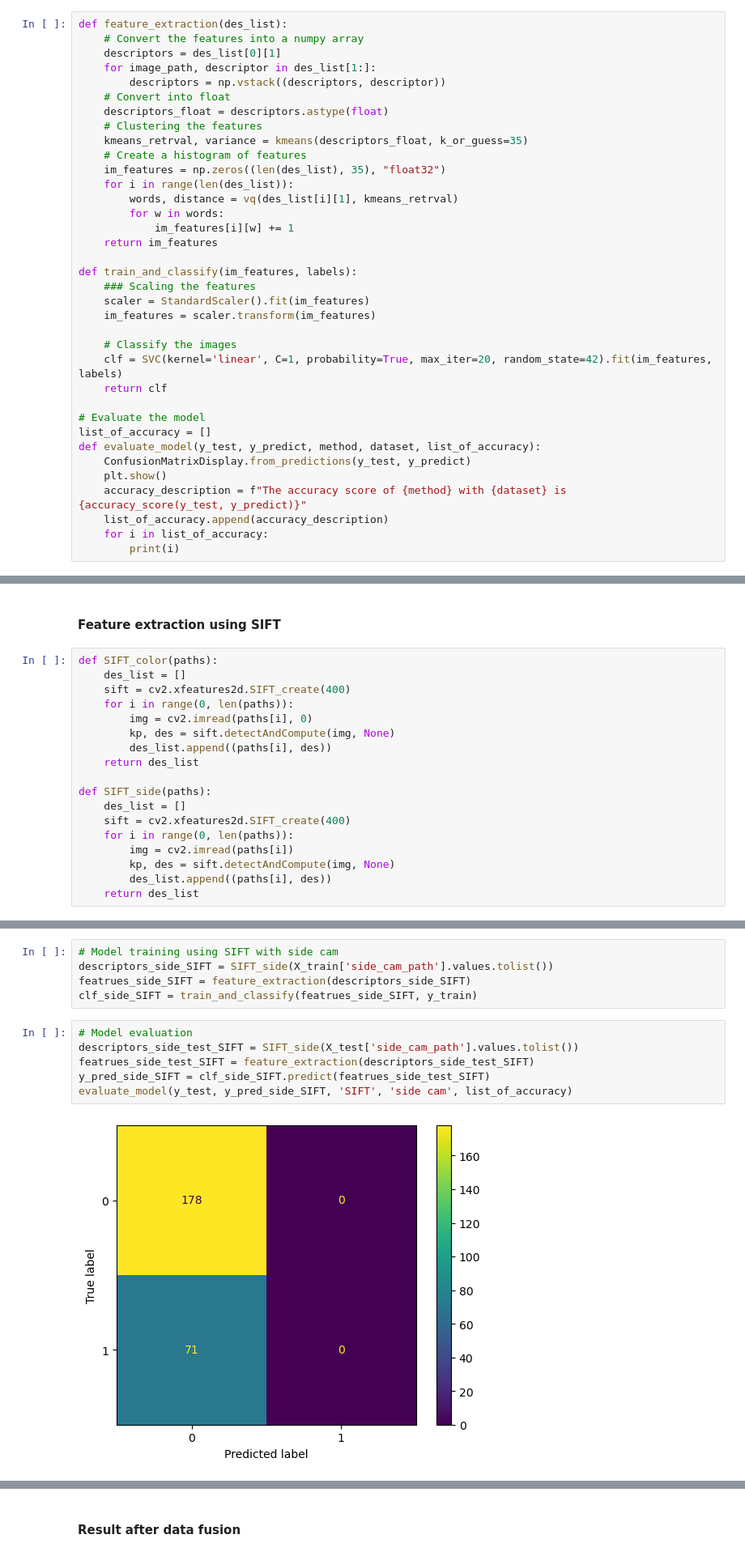
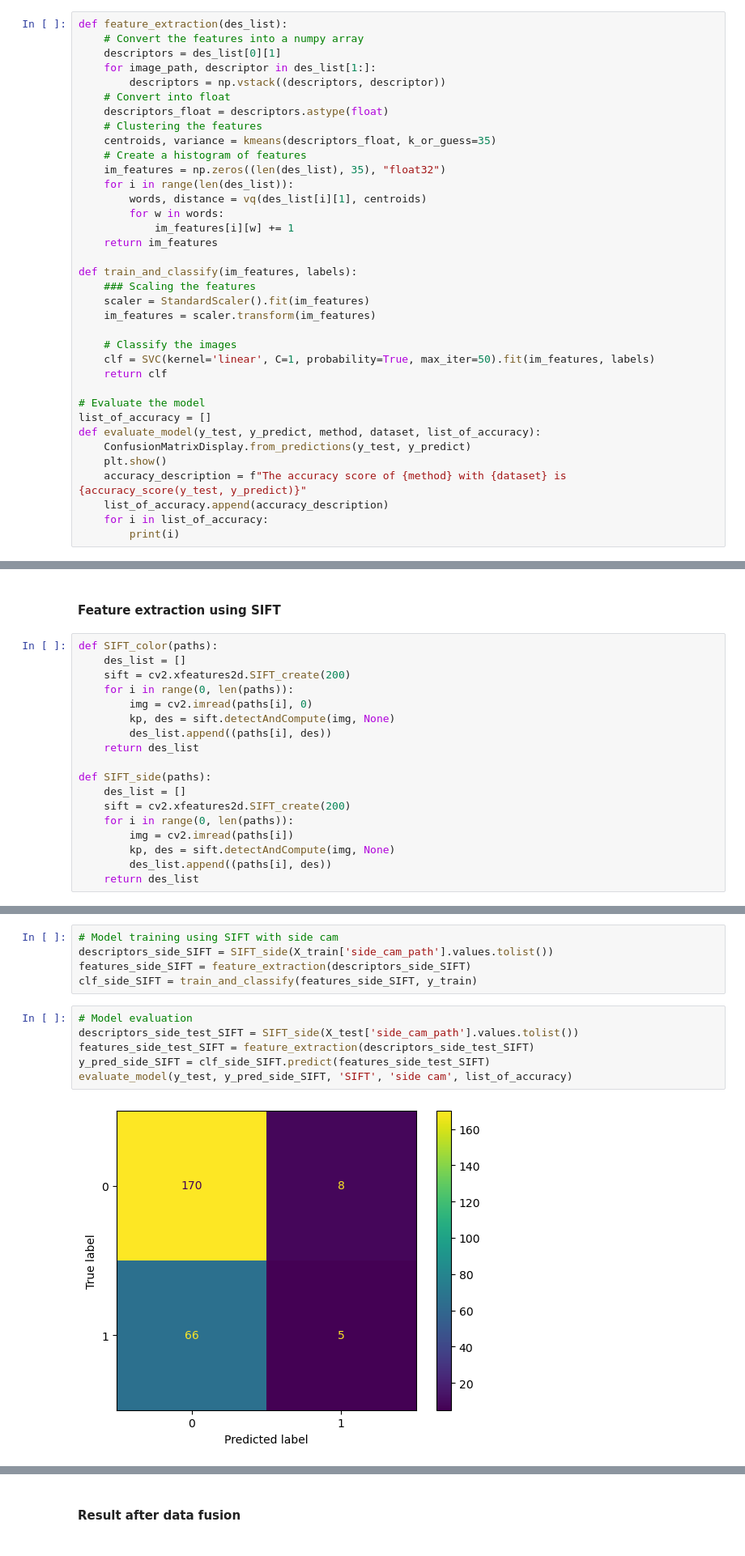
Before and after one commit to louismeeckers/data-fusion-g2, a Jupyter notebook: startingPoint.ipynb, the cells around one changed output, grey strips where cells are left out. Shown at 81% size. Drawn from its saved outputs; the diff is of its cells as text.

```diff
--- a/startingPoint.ipynb
+++ b/startingPoint.ipynb
@@ -1035,11 +1035,11 @@ def feature_extraction(des_list):
     # Convert into float
     descriptors_float = descriptors.astype(float)
     # Clustering the features
-    kmeans_retrval, variance = kmeans(descriptors_float, k_or_guess=35)
+    centroids, variance = kmeans(descriptors_float, k_or_guess=35)
     # Create a histogram of features
     im_features = np.zeros((len(des_list), 35), "float32")
     for i in range(len(des_list)):
-        words, distance = vq(des_list[i][1], kmeans_retrval)
+        words, distance = vq(des_list[i][1], centroids)
         for w in words:
             im_features[i][w] += 1
     return im_features
@@ -1050,7 +1050,7 @@ def train_and_classify(im_features, labels):
     im_features = scaler.transform(im_features)
 
     # Classify the images
-    clf = SVC(kernel='linear', C=1, probability=True, max_iter=20, random_state=42).fit(im_features, labels)
+    clf = SVC(kernel='linear', C=1, probability=True, max_iter=50).fit(im_features, labels)
     return clf
 
 # Evaluate the model
@@ -1149,7 +1149,7 @@ The accuracy score of BRISK with side cam is 0.6224899598393574
 # %%
 def SIFT_color(paths):
     des_list = []
-    sift = cv2.xfeatures2d.SIFT_create(400)
+    sift = cv2.xfeatures2d.SIFT_create(200)
     for i in range(0, len(paths)):
         img = cv2.imread(paths[i], 0)
         kp, des = sift.detectAndCompute(img, None)
@@ -1158,7 +1158,7 @@ def SIFT_color(paths):
 
 def SIFT_side(paths):
     des_list = []
-    sift = cv2.xfeatures2d.SIFT_create(400)
+    sift = cv2.xfeatures2d.SIFT_create(200)
     for i in range(0, len(paths)):
         img = cv2.imread(paths[i])
         kp, des = sift.detectAndCompute(img, None)
@@ -1187,13 +1185,13 @@ The accuracy score of SIFT with color cam is 0.30120481927710846
 # %%
 # Model training using SIFT with side cam
 descriptors_side_SIFT = SIFT_side(X_train['side_cam_path'].values.tolist())
-featrues_side_SIFT = feature_extraction(descriptors_side_SIFT)
-clf_side_SIFT = train_and_classify(featrues_side_SIFT, y_train)
+features_side_SIFT = feature_extraction(descriptors_side_SIFT)
+clf_side_SIFT = train_and_classify(features_side_SIFT, y_train)
 # %%
 # Model evaluation
 descriptors_side_test_SIFT = SIFT_side(X_test['side_cam_path'].values.tolist())
-featrues_side_test_SIFT = feature_extraction(descriptors_side_test_SIFT)
-y_pred_side_SIFT = clf_side_SIFT.predict(featrues_side_test_SIFT)
+features_side_test_SIFT = feature_extraction(descriptors_side_test_SIFT)
+y_pred_side_SIFT = clf_side_SIFT.predict(features_side_test_SIFT)
 evaluate_model(y_test, y_pred_side_SIFT, 'SIFT', 'side cam', list_of_accuracy)
 # %% [output]
-[figure, old version]
+[figure, new version]
```
Also changed, not shown: parts of 13 cells of this notebook.
